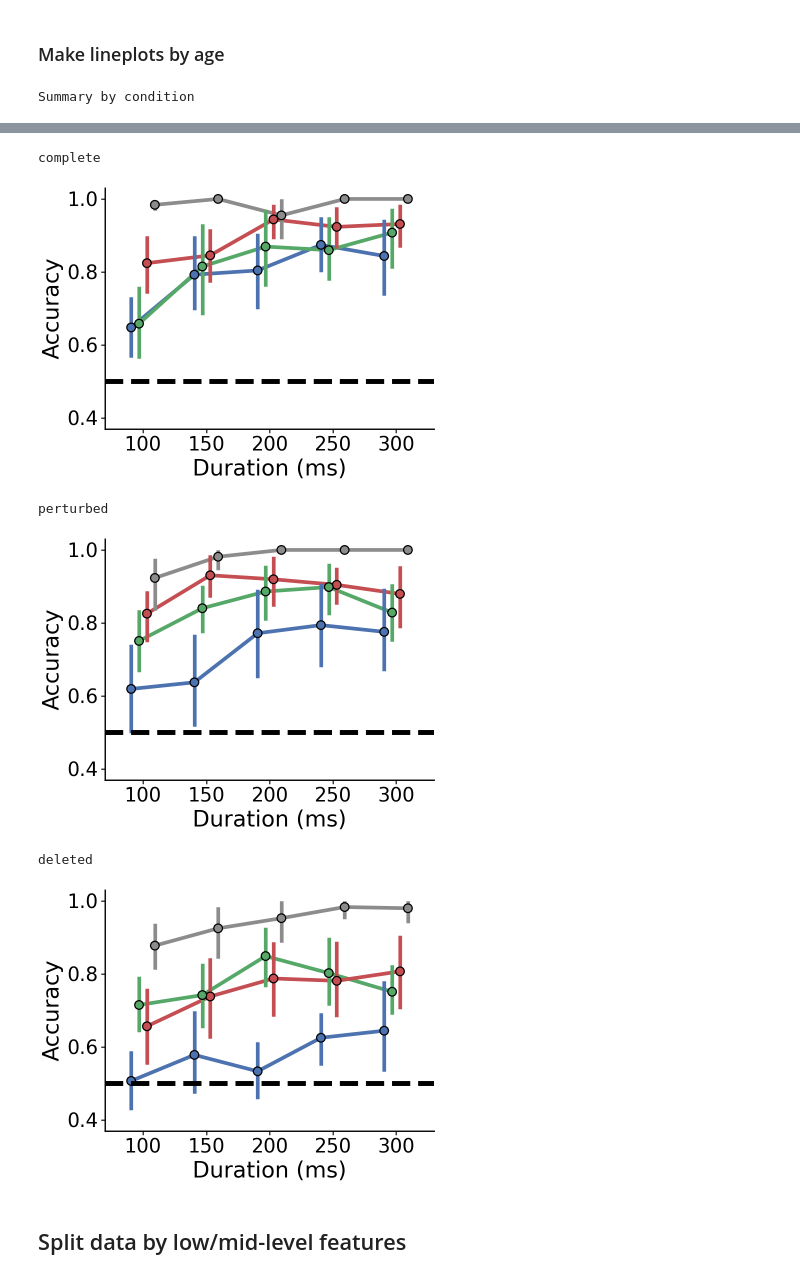
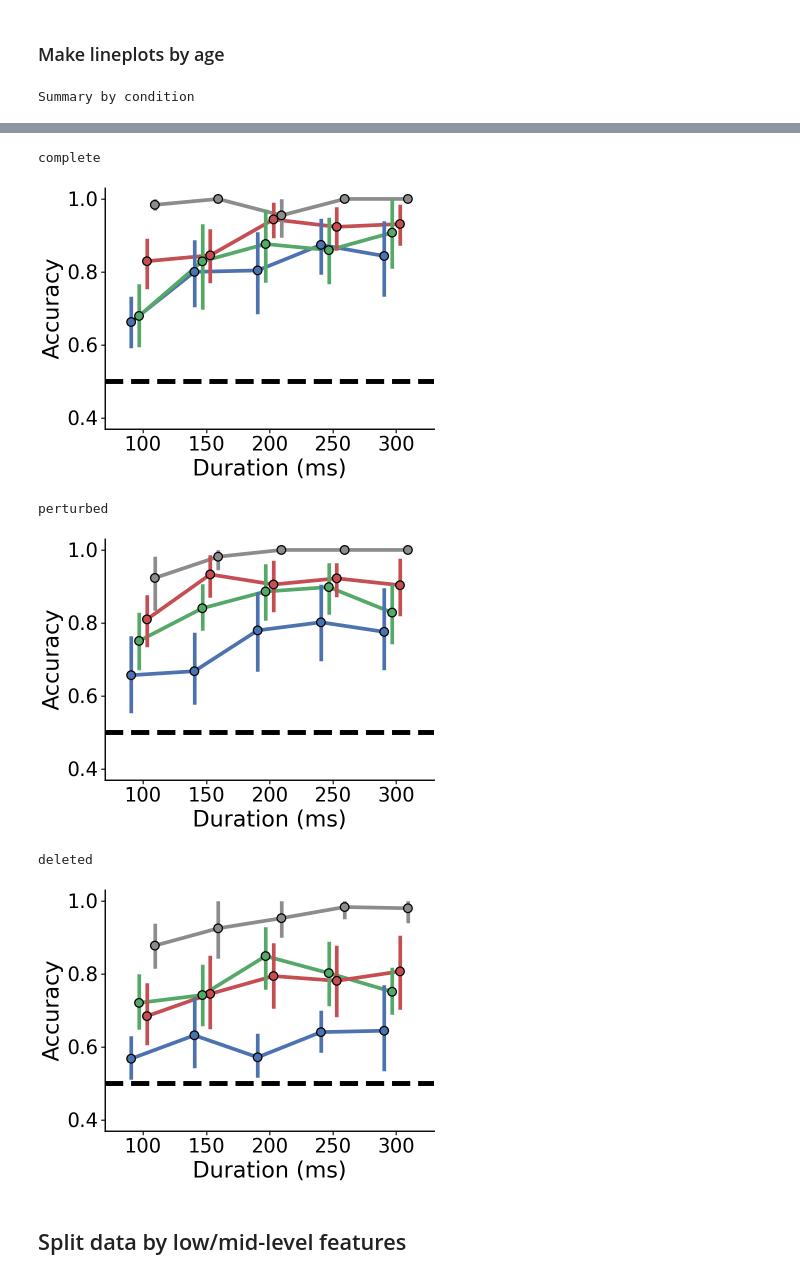
Before and after one commit to vayzenb/kornet, a Jupyter notebook: analyses/sub_analysis.ipynb, the cells around one changed output, grey strips where cells are left out. Cells and saved outputs as stored; diff of their text form; code cells hidden in the pictures.

```diff
--- a/analyses/sub_analysis.ipynb
+++ b/analyses/sub_analysis.ipynb
@@ -154,8 +154,8 @@ for sub in sub_info['sub']:
                 to_impute = True
 
 
-        if to_impute == True:
-            temp_summary['imputed'] = 1
+        #if to_impute == True:
+            #temp_summary['imputed'] = 1
 
 
         temp_summary['top_speed'] = top_speed
@@ -180,7 +180,13 @@ for i in range(len(durations)):
 
 
 #save long format
-sub_summary.to_csv(f'{results_dir}/group_data/sub_summary_long.csv', index = False)
+sub_summary.to_csv(f'{results_dir}/group_data/sub_summary_long_impute_below_chance.csv', index = False)
+
+#for trials with imputed data, replace value with .5
+sub_summary['acc'][sub_summary['imputed'] == 1] = .5
+
+#save
+sub_summary.to_csv(f'{results_dir}/group_data/sub_summary_long_imputed_at_chance.csv', index = False)
 # %% [output]
 no file for 6096
 no file for 6123
@@ -225,7 +231,7 @@ Age range: 3.05 - 5.95
 # %%
 '''Convert to wide format for analysis'''
 
-sub_summary_wide = sub_summary
+sub_summary_wide = pd.read_csv(f'{results_dir}/group_data/sub_summary_long_impute_below_chance.csv')
 
 
 
@@ -339,7 +345,7 @@ Name: sub, dtype: int64
 '''Create long version of child and adult summary'''
 
 #load data
-child_summary = pd.read_csv(f'{results_dir}/group_data/sub_summary_long.csv')
+child_summary = pd.read_csv(f'{results_dir}/group_data/sub_summary_long_impute_below_chance.csv')
 
 #load adult data
 adult_summary = pd.read_csv(f'{results_dir}/group_data/sub_summary_adult.csv')
@@ -412,7 +418,7 @@ def make_line_plot(summary, grouping, name, colors):
 ### Make lineplots by age
 # %%
 #load data
-sub_summary = pd.read_csv(f'{results_dir}/group_data/sub_summary_long.csv')
+sub_summary = pd.read_csv(f'{results_dir}/group_data/sub_summary_long_imputed_at_chance.csv')
 #remove .35 duration
 sub_summary = sub_summary[sub_summary['duration'] != .35]
 #replace duration with duration label
@@ -453,9 +459,9 @@ Summary by condition
 complete
-[figure, old version]
+[figure, new version]
 perturbed
-[figure, old version]
+[figure, new version]
 deleted
-[figure, old version]
+[figure, new version]
 # %% [markdown]
 ## Split data by low/mid-level features
 # %%
```
Also changed, not shown: parts of 21 cells of this notebook, 24 other files.
